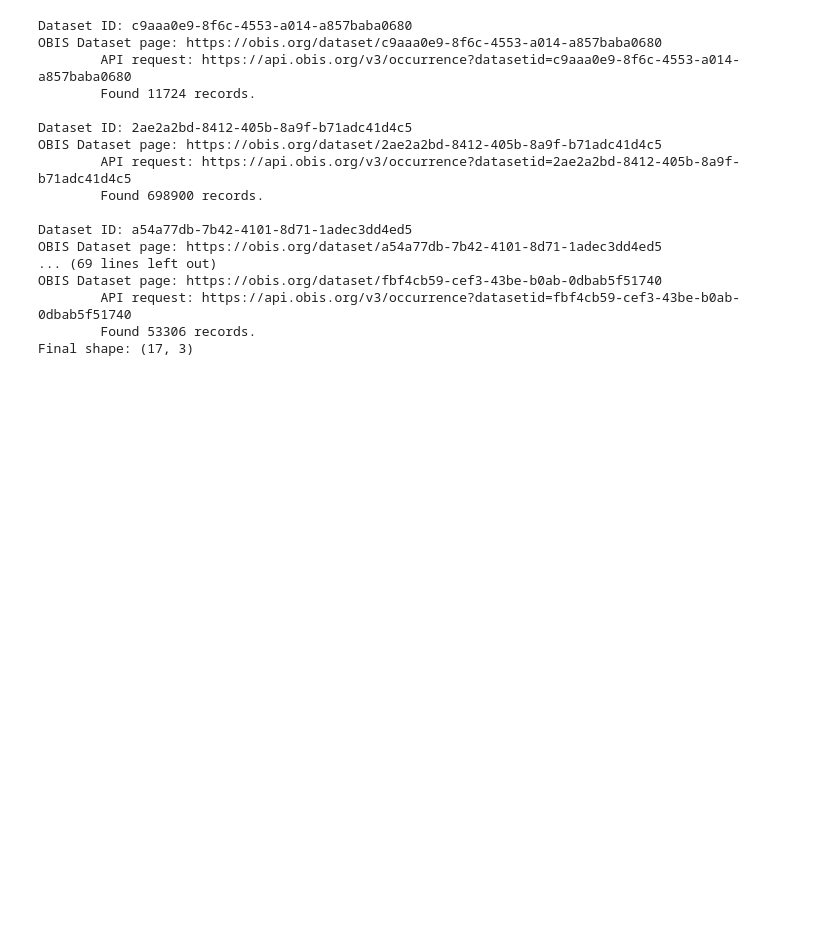
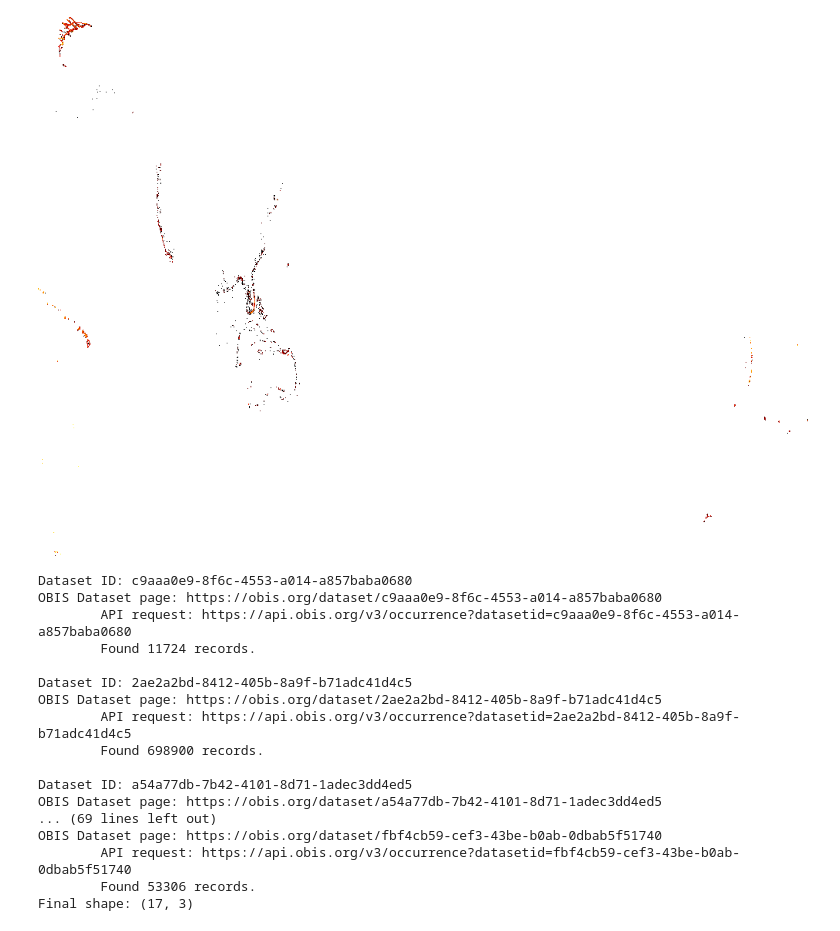
Before and after one commit to MathewBiddle/sandbox, a Jupyter notebook: notebooks/IOOS_occurrences_in_OBIS.ipynb, the cells around one changed output. Saved outputs shown, nothing was run; the diff lists cells and outputs as text; code cells hidden in the pictures; blank space fills up the shorter version.

```diff
--- a/notebooks/IOOS_occurrences_in_OBIS.ipynb
+++ b/notebooks/IOOS_occurrences_in_OBIS.ipynb
@@ -168,3 +229,14 @@ Successfully installed click-plugins-1.1.1 cligj-0.7.2 fiona-1.8.21 geopandas-0.
+# %%
+import datashader as ds
+import colorcet
+
+cvs = ds.Canvas(plot_width=1000, plot_height=700)
+agg = cvs.points(combined, 'decimalLongitude', 'decimalLatitude')
+img = ds.tf.set_background(ds.tf.shade(agg, cmap=colorcet.fire, how='log'), "white")
+
+img
+# %% [output]
+[figure, added]
 # %%
 import geopandas as gpd
 
```
Also changed, not shown: parts of 13 cells of this notebook.
